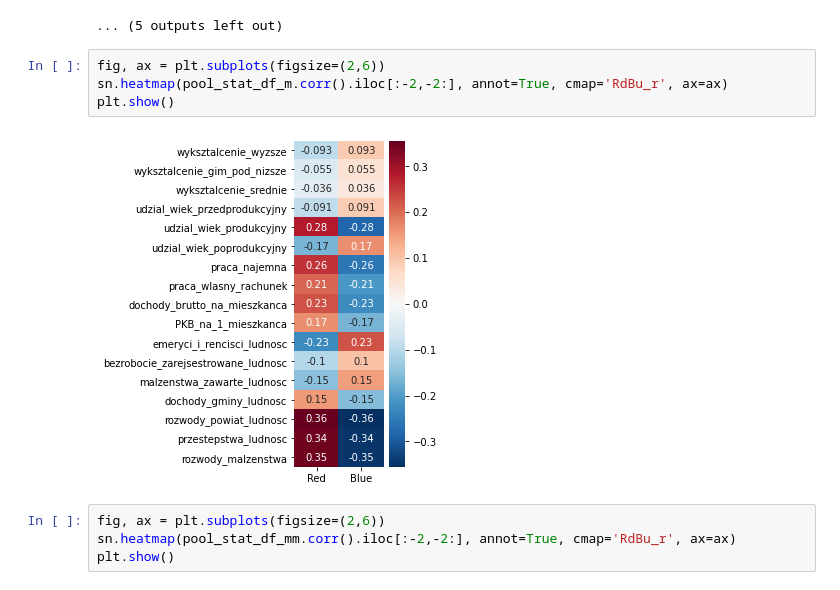
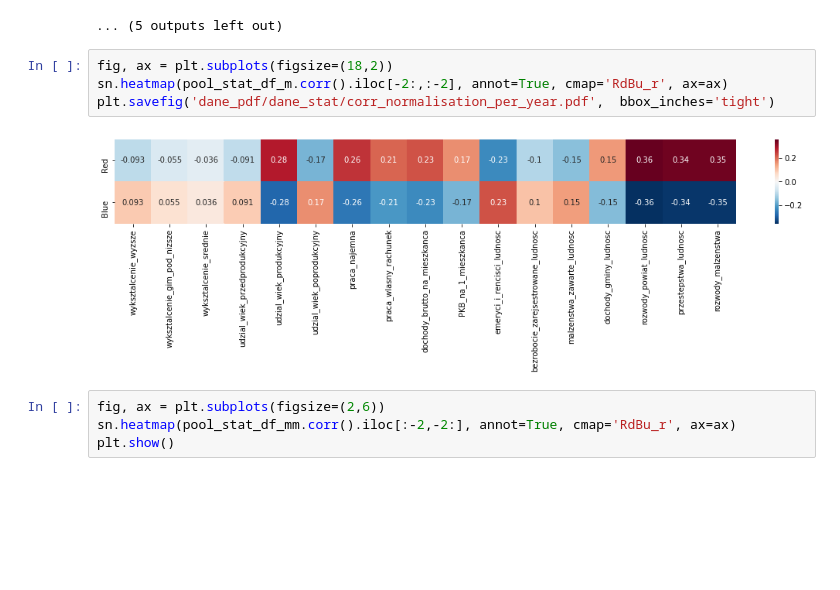
Before and after one commit to MarBry111/Forecast_Election_Poland, a Jupyter notebook: Model_III_MOREparameters.ipynb, the cells around one changed output. Saved outputs shown, nothing was run; the diff lists cells and outputs as text; blank space fills up the shorter version.

```diff
--- a/Model_III_MOREparameters.ipynb
+++ b/Model_III_MOREparameters.ipynb
@@ -975,11 +992,11 @@ for c in high_corr_columns_final:
 [figure]
 ... (5 outputs left out)
 # %%
-fig, ax = plt.subplots(figsize=(2,6))
-sn.heatmap(pool_stat_df_m.corr().iloc[:-2,-2:], annot=True, cmap='RdBu_r', ax=ax)
-plt.show()
+fig, ax = plt.subplots(figsize=(18,2))
+sn.heatmap(pool_stat_df_m.corr().iloc[-2:,:-2], annot=True, cmap='RdBu_r', ax=ax)
+plt.savefig('dane_pdf/dane_stat/corr_normalisation_per_year.pdf',  bbox_inches='tight')
 # %% [output]
-[figure, old version]
+[figure, new version]
 # %%
 fig, ax = plt.subplots(figsize=(2,6))
 sn.heatmap(pool_stat_df_mm.corr().iloc[:-2,-2:], annot=True, cmap='RdBu_r', ax=ax)
```
Also changed, not shown: parts of 36 cells of this notebook.
